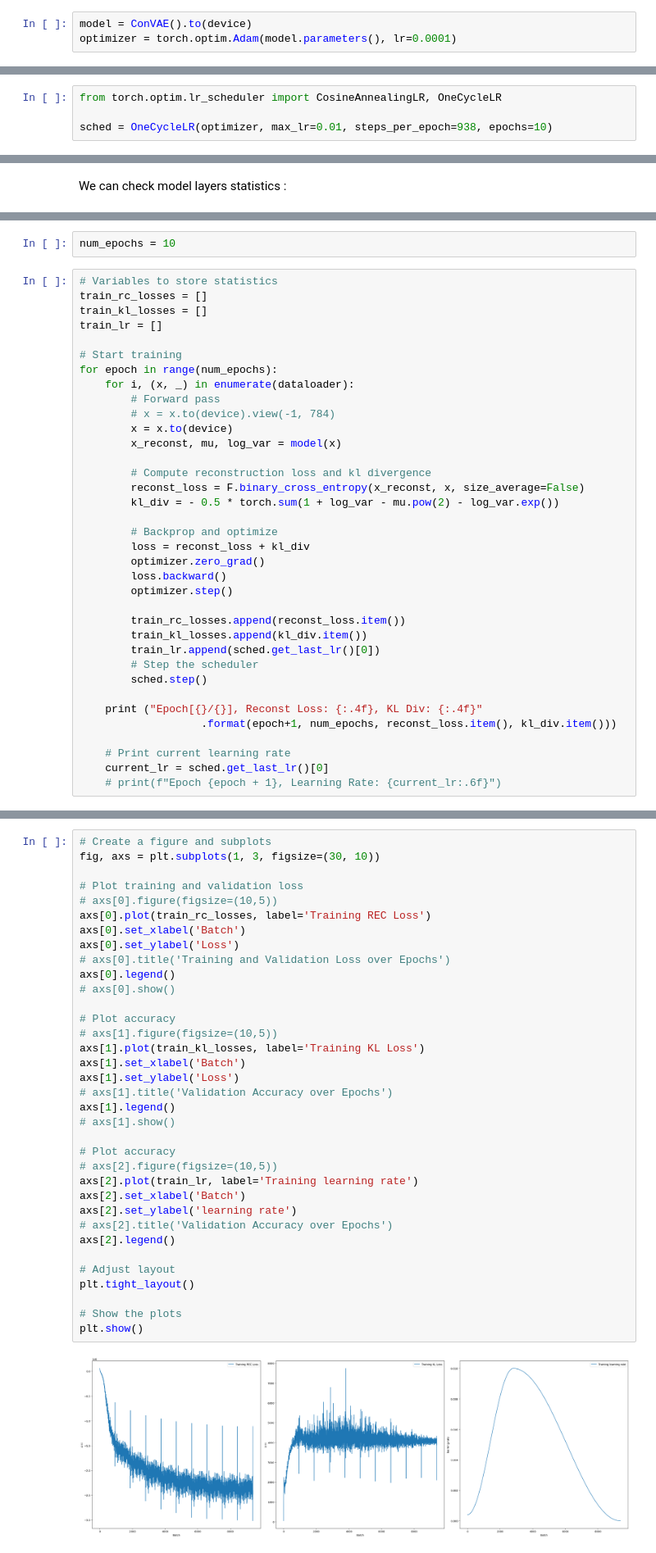
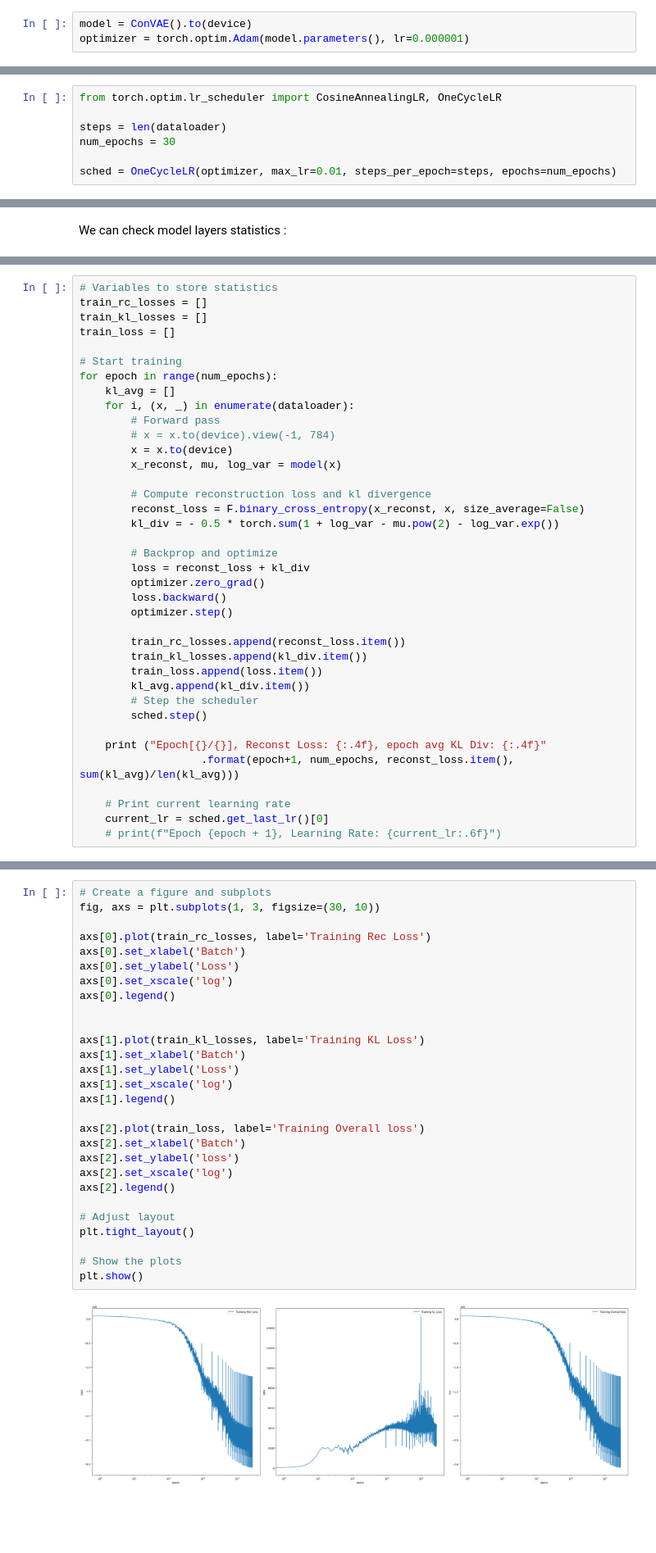
Before and after one commit to iluadd/Fastai, a Jupyter notebook: Lesson15/Mnist_ConVae_longer.ipynb, the cells around one changed output, grey strips where cells are left out. Shown at 82% size. Cells and saved outputs as stored; diff of their text form; blank space fills up the shorter version.

```diff
--- a/Lesson15/Mnist_ConVae_longer.ipynb
+++ b/Lesson15/Mnist_ConVae_longer.ipynb
@@ -75,7 +75,7 @@ class ConVAE(nn.Module):
         return x_reconst, mu, log_var
 # %%
 model = ConVAE().to(device)
-optimizer = torch.optim.Adam(model.parameters(), lr=0.0001)
+optimizer = torch.optim.Adam(model.parameters(), lr=0.000001)
 # %% [markdown]
 Introducing schedullers
 # %%
@@ -86,7 +86,10 @@ print(num_batches)
 # %%
 from torch.optim.lr_scheduler import CosineAnnealingLR, OneCycleLR
 
-sched = OneCycleLR(optimizer, max_lr=0.01, steps_per_epoch=938, epochs=10)
+steps = len(dataloader)
+num_epochs = 30
+
+sched = OneCycleLR(optimizer, max_lr=0.01, steps_per_epoch=steps, epochs=num_epochs)
 # %% [markdown]
 Applying HE weight initilization
 # %%
@@ -126,16 +129,15 @@ for name, module in model.named_modules():
         bias_mean = module.bias.data.mean().item()
         bias_std = module.bias.data.std().item()
         print(f"Layer: {name} | Bias Mean: {bias_mean:.4f} | Bias Std: {bias_std:.4f}")
-# %%
-num_epochs = 10
 # %%
 # Variables to store statistics
 train_rc_losses = []
 train_kl_losses = []
-train_lr = []
+train_loss = []
 
 # Start training
 for epoch in range(num_epochs):
+    kl_avg = []
     for i, (x, _) in enumerate(dataloader):
         # Forward pass
         # x = x.to(device).view(-1, 784)
@@ -154,12 +156,13 @@ for epoch in range(num_epochs):
 
         train_rc_losses.append(reconst_loss.item())
         train_kl_losses.append(kl_div.item())
-        train_lr.append(sched.get_last_lr()[0])
+        train_loss.append(loss.item())
+        kl_avg.append(kl_div.item())
         # Step the scheduler
         sched.step()
 
-    print ("Epoch[{}/{}], Reconst Loss: {:.4f}, KL Div: {:.4f}"
-                   .format(epoch+1, num_epochs, reconst_loss.item(), kl_div.item()))
+    print ("Epoch[{}/{}], Reconst Loss: {:.4f}, epoch avg KL Div: {:.4f}"
+                   .format(epoch+1, num_epochs, reconst_loss.item(), sum(kl_avg)/len(kl_avg)))
 
     # Print current learning rate
     current_lr = sched.get_last_lr()[0]
@@ -178,40 +188,33 @@ Epoch[10/10], Reconst Loss: -1110557.8750, KL Div: 2104.6562
 # %%
 # Create a figure and subplots
 fig, axs = plt.subplots(1, 3, figsize=(30, 10))
 
-# Plot training and validation loss
-# axs[0].figure(figsize=(10,5))
-axs[0].plot(train_rc_losses, label='Training REC Loss')
+axs[0].plot(train_rc_losses, label='Training Rec Loss')
 axs[0].set_xlabel('Batch')
 axs[0].set_ylabel('Loss')
-# axs[0].title('Training and Validation Loss over Epochs')
+axs[0].set_xscale('log')
 axs[0].legend()
-# axs[0].show()
 
-# Plot accuracy
-# axs[1].figure(figsize=(10,5))
+
 axs[1].plot(train_kl_losses, label='Training KL Loss')
 axs[1].set_xlabel('Batch')
 axs[1].set_ylabel('Loss')
-# axs[1].title('Validation Accuracy over Epochs')
+axs[1].set_xscale('log')
 axs[1].legend()
-# axs[1].show()
 
-# Plot accuracy
-# axs[2].figure(figsize=(10,5))
-axs[2].plot(train_lr, label='Training learning rate')
+axs[2].plot(train_loss, label='Training Overall loss')
 axs[2].set_xlabel('Batch')
-axs[2].set_ylabel('learning rate')
-# axs[2].title('Validation Accuracy over Epochs')
+axs[2].set_ylabel('loss')
+axs[2].set_xscale('log')
 axs[2].legend()
 
 # Adjust layout
 plt.tight_layout()
 
 # Show the plots
 plt.show()
 # %% [output]
-[figure, old version]
+[figure, new version]
 # %%
 with torch.no_grad():
     z = torch.randn(32, 20).to(device)
```
Also changed, not shown: parts of 4 cells of this notebook, 1 other file.
